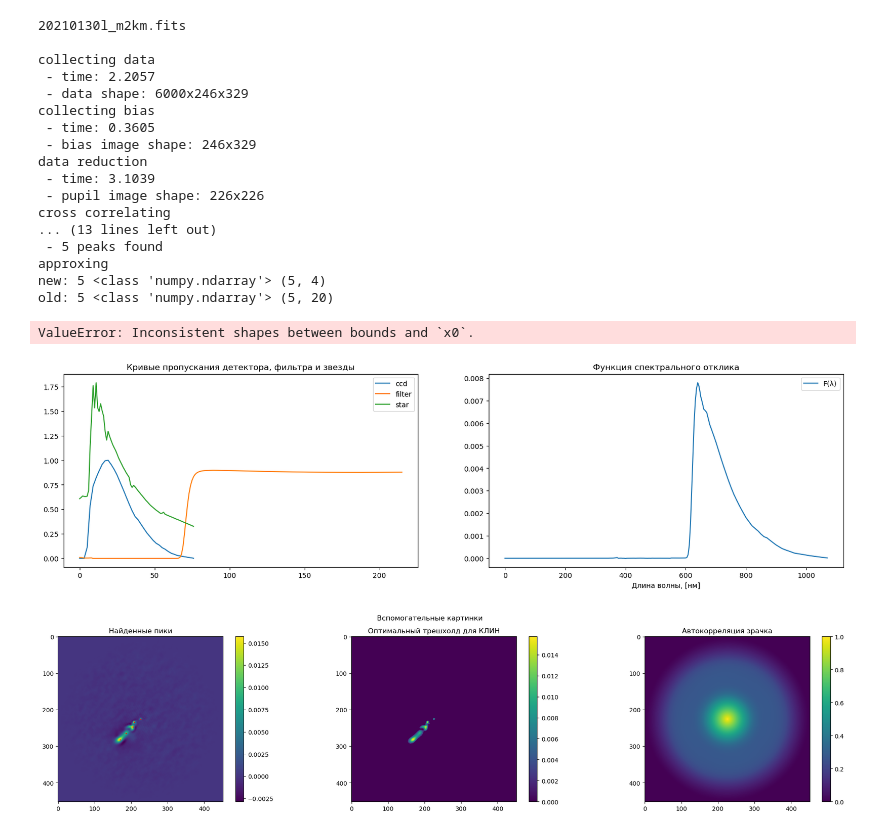
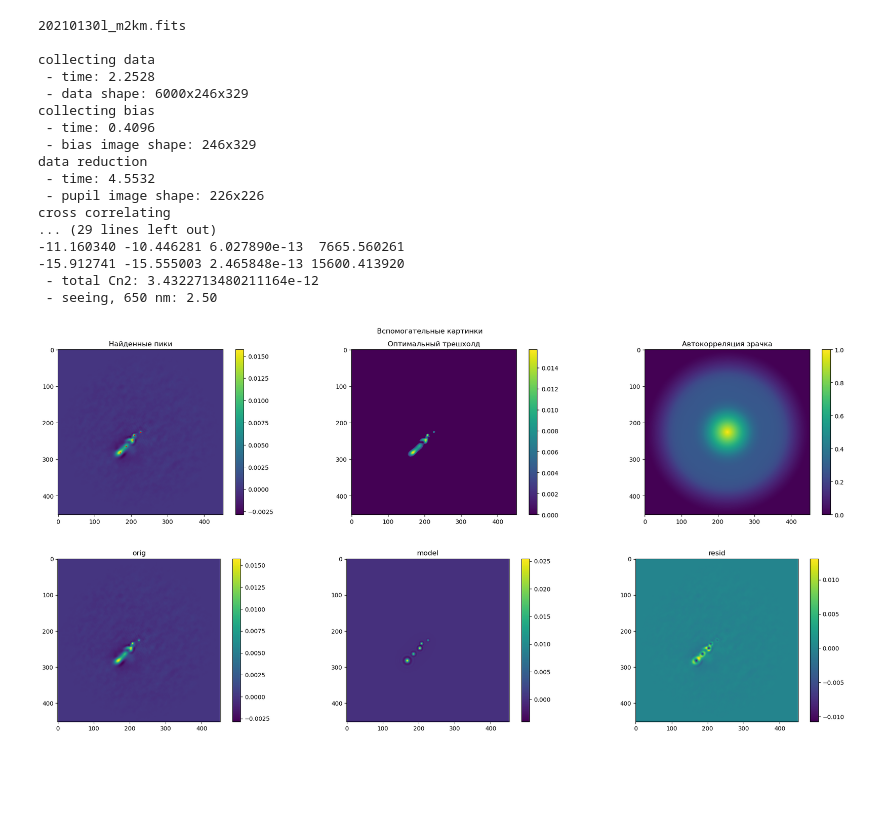
Before and after one commit to AntonMate/domecam, a Jupyter notebook: domecam_process.ipynb, the cells around one changed output. Cells and saved outputs as stored; diff of their text form; code cells hidden in the pictures; blank space fills up the shorter version.

```diff
--- a/domecam_process.ipynb
+++ b/domecam_process.ipynb
@@ -2,43 +2,55 @@
 from main import processDomecam
 
 file = '20210130l_m2km.fits'
 file_bias = 'bias20210130.fits'
 data_dir = 'D:/astro/domecam'
 
+'''
+сделать ли распределение по высотам у теор. гамм одинаковым для всех реализаций или сделать его настраиваемым?
+ну и как лучше сделать это распределение -  если геом.спейс то как задать само распределение и крайневые значения
+
+!!! и исправить подсчет Cn2
+
+можно ли заранее при создании гамм учесть домножение cjk? чтобы каждый раз не домножать внутри аппроксимации
+# сjk ведь можно поделить на gamma_jk, чтобы в аппроксимации его не учитывать, ведь так? (как у матвея)
+
+при увеличении coeff с 100 до 1000 улучшается модель гаммы, но портятся результаты
+'''
+
+
 latency = [4] # задержка для кросс-корреляции, [кадр]
 conjugated_distance = 2 # сопряженное расстояние, [километр]
 D = 2.5 # диаметр телескопа, [метр]
-spectrum = 'poly' # тип излучения
+spectrum = 'mono' # тип излучения
 
 # для монохроматического излучения, нужно указать длину волны света
-lambda_ = 500*1e-9 # длина наблюдаемой волны света, [метр]
+lambda_ = 650*1e-9 # длина наблюдаемой волны света, [метр]
 
 # для полихроматического излучения нужны кривые фильтра, детектора и звезды
 file_filter = 'KC19_d16t4_Safonov.xls'
 file_ccd = 'ccd_prosilica2.crv'
 file_star = 'a05.sp'
 
 processDomecam(file=file, file_bias=file_bias, data_dir=data_dir,
                D=D, conjugated_distance=conjugated_distance, latency=latency,
                spectrum=spectrum, lambda_=lambda_, file_filter=file_filter, file_ccd=file_ccd, file_star=file_star)
 # %% [output]
 20210130l_m2km.fits
 
 collecting data
- - time: 2.2057
+ - time: 2.2528
  - data shape: 6000x246x329
 collecting bias
- - time: 0.3605
+ - time: 0.4096
  - bias image shape: 246x329
 data reduction
- - time: 3.1039
+ - time: 4.5532
  - pupil image shape: 226x226
 cross correlating
-... (13 lines left out)
- - 5 peaks found
-approxing
-new: 5 <class 'numpy.ndarray'> (5, 4)
-old: 5 <class 'numpy.ndarray'> (5, 20)
+... (29 lines left out)
+-11.160340 -10.446281 6.027890e-13  7665.560261
+-15.912741 -15.555003 2.465848e-13 15600.413920
+ - total Cn2: 3.4322713480211164e-12
+ - seeing, 650 nm: 2.50
-ValueError: Inconsistent shapes between bounds and `x0`.
-[figure, old version]
+[figure, new version]
-[figure, old version]
+[figure, new version]
```
Also changed, not shown: 8 other files.
